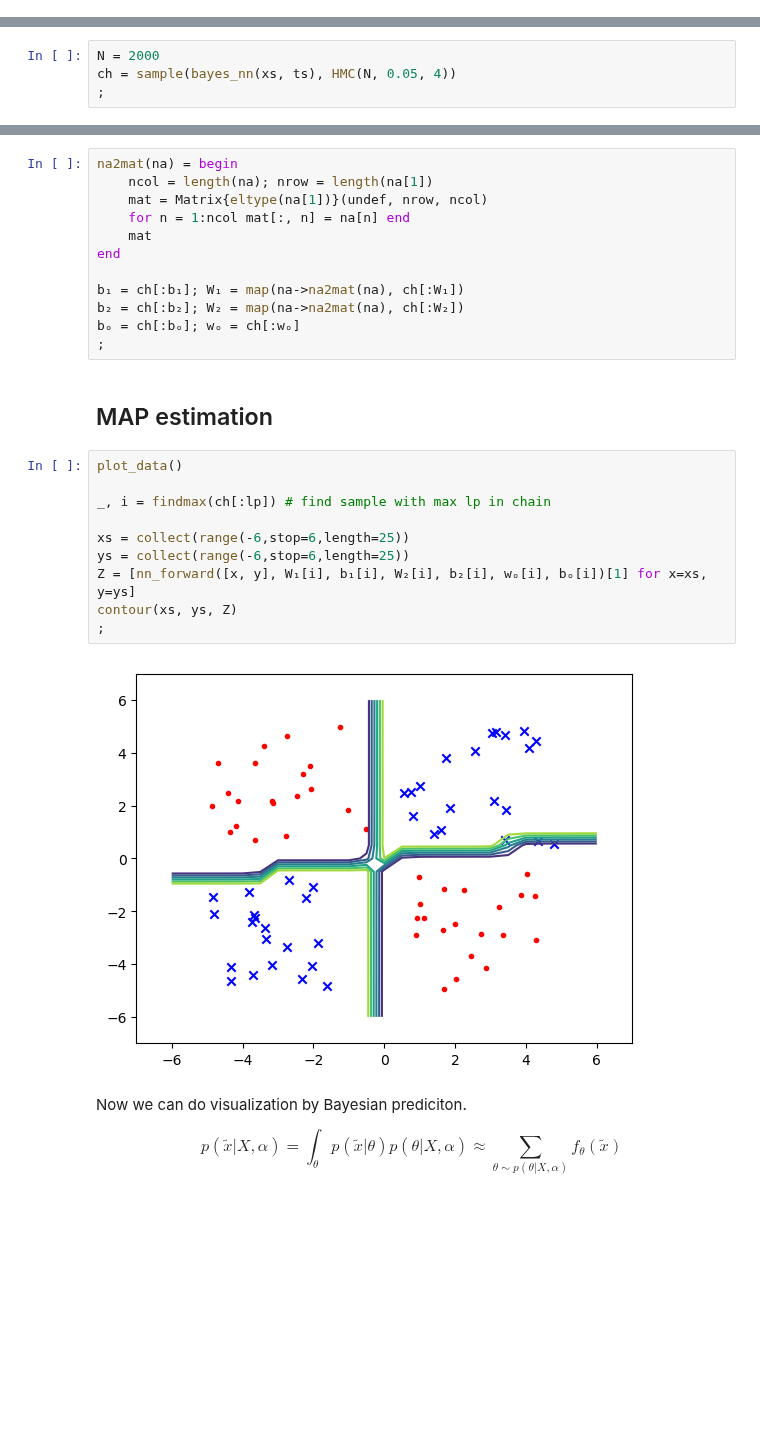
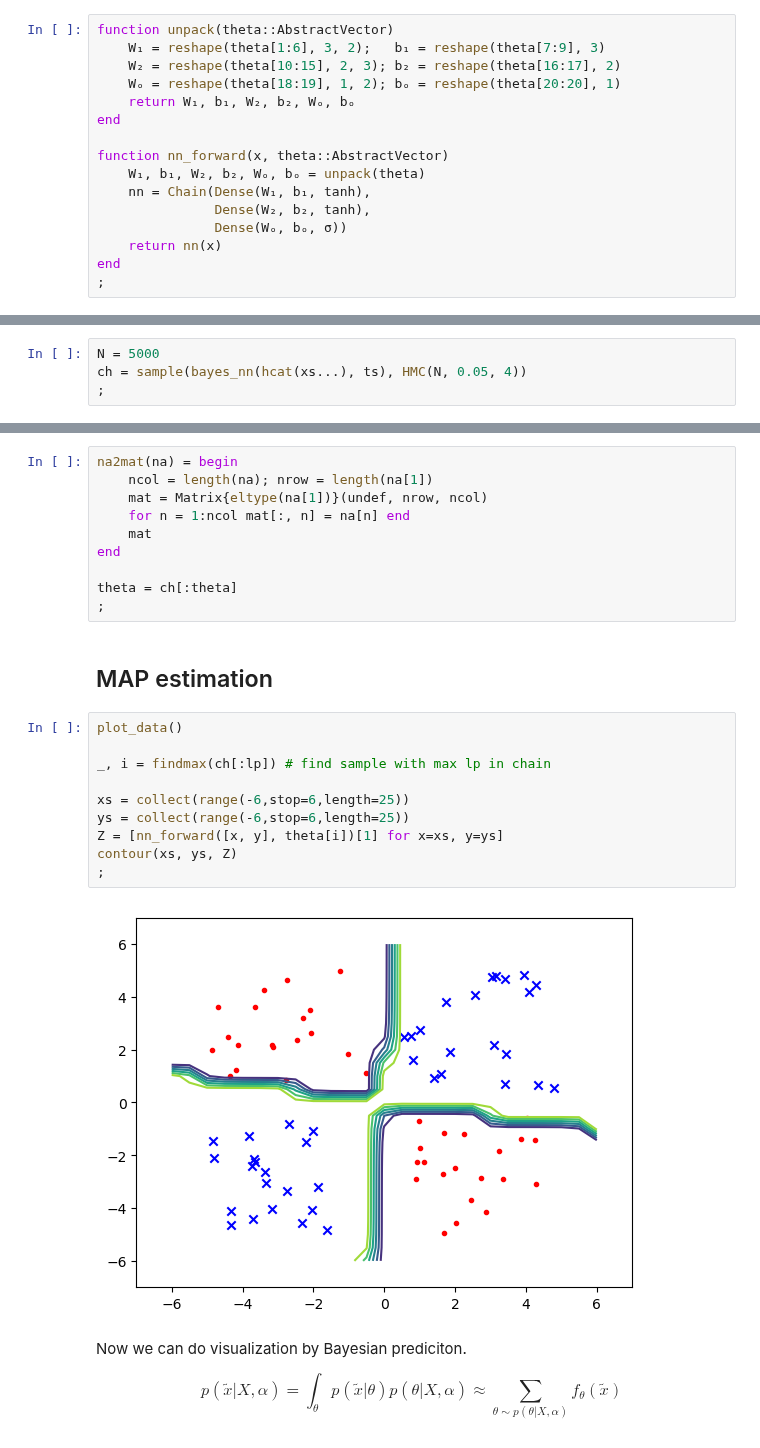
Before and after one commit to TuringLang/docs, a Jupyter notebook: old-notebooks/BayesNN.ipynb, the cells around one changed output, grey strips where cells are left out. Saved outputs shown, nothing was run; the diff lists cells and outputs as text; blank space fills up the shorter version.

```diff
--- a/old-notebooks/BayesNN.ipynb
+++ b/old-notebooks/BayesNN.ipynb
@@ -46,3 +34,19 @@ end
+# %%
+function unpack(theta::AbstractVector)
+    W₁ = reshape(theta[1:6], 3, 2);   b₁ = reshape(theta[7:9], 3)
+    W₂ = reshape(theta[10:15], 2, 3); b₂ = reshape(theta[16:17], 2)
+    Wₒ = reshape(theta[18:19], 1, 2); bₒ = reshape(theta[20:20], 1)
+    return W₁, b₁, W₂, b₂, Wₒ, bₒ
+end
+
+function nn_forward(x, theta::AbstractVector)
+    W₁, b₁, W₂, b₂, Wₒ, bₒ = unpack(theta)
+    nn = Chain(Dense(W₁, b₁, tanh),
+               Dense(W₂, b₂, tanh),
+               Dense(Wₒ, bₒ, σ))
+    return nn(x)
+end
+;
 # %% [markdown]
 Define a Bayes NN in Turing.jl.
 # %%
@@ -69,7 +65,7 @@ end
 # %% [markdown]
 Run inference.
 # %%
-N = 2000
-ch = sample(bayes_nn(xs, ts), HMC(N, 0.05, 4))
+N = 5000
+ch = sample(bayes_nn(hcat(xs...), ts), HMC(N, 0.05, 4))
 ;
 # %% [output]
@@ -107,24 +103,22 @@ na2mat(na) = begin
     mat
 end
 
-b₁ = ch[:b₁]; W₁ = map(na->na2mat(na), ch[:W₁])
-b₂ = ch[:b₂]; W₂ = map(na->na2mat(na), ch[:W₂])
-bₒ = ch[:bₒ]; wₒ = ch[:wₒ]
+theta = ch[:theta]
 ;
 # %% [markdown]
 ## MAP estimation
 # %%
 plot_data()
 
 _, i = findmax(ch[:lp]) # find sample with max lp in chain
 
 xs = collect(range(-6,stop=6,length=25))
 ys = collect(range(-6,stop=6,length=25))
-Z = [nn_forward([x, y], W₁[i], b₁[i], W₂[i], b₂[i], wₒ[i], bₒ[i])[1] for x=xs, y=ys]
+Z = [nn_forward([x, y], theta[i])[1] for x=xs, y=ys]
 contour(xs, ys, Z)
 ;
 # %% [output]
-[figure, old version]
+[figure, new version]
 # %% [markdown]
 Now we can do visualization by Bayesian prediciton.
 
```
Also changed, not shown: parts of 10 cells of this notebook.
